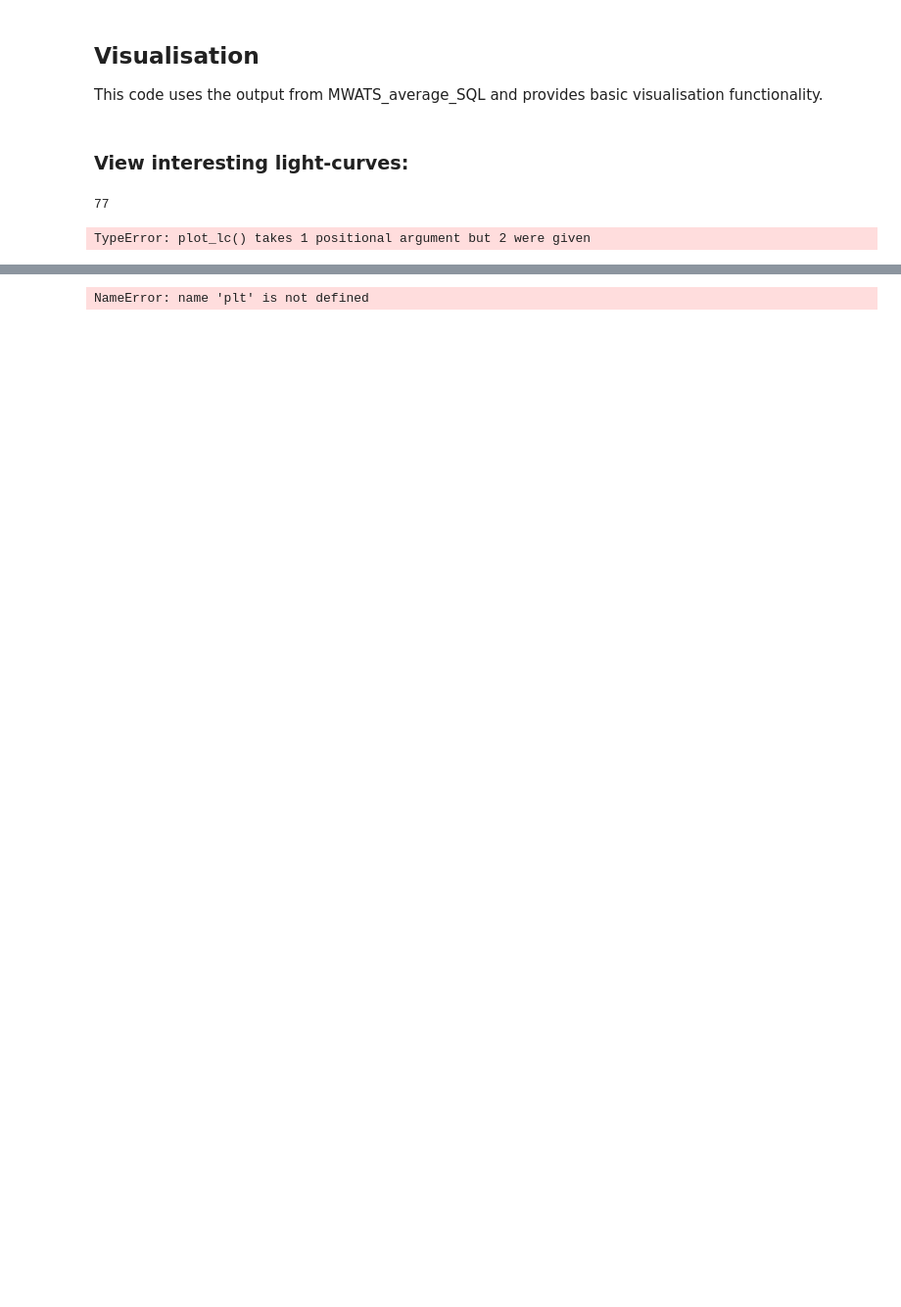
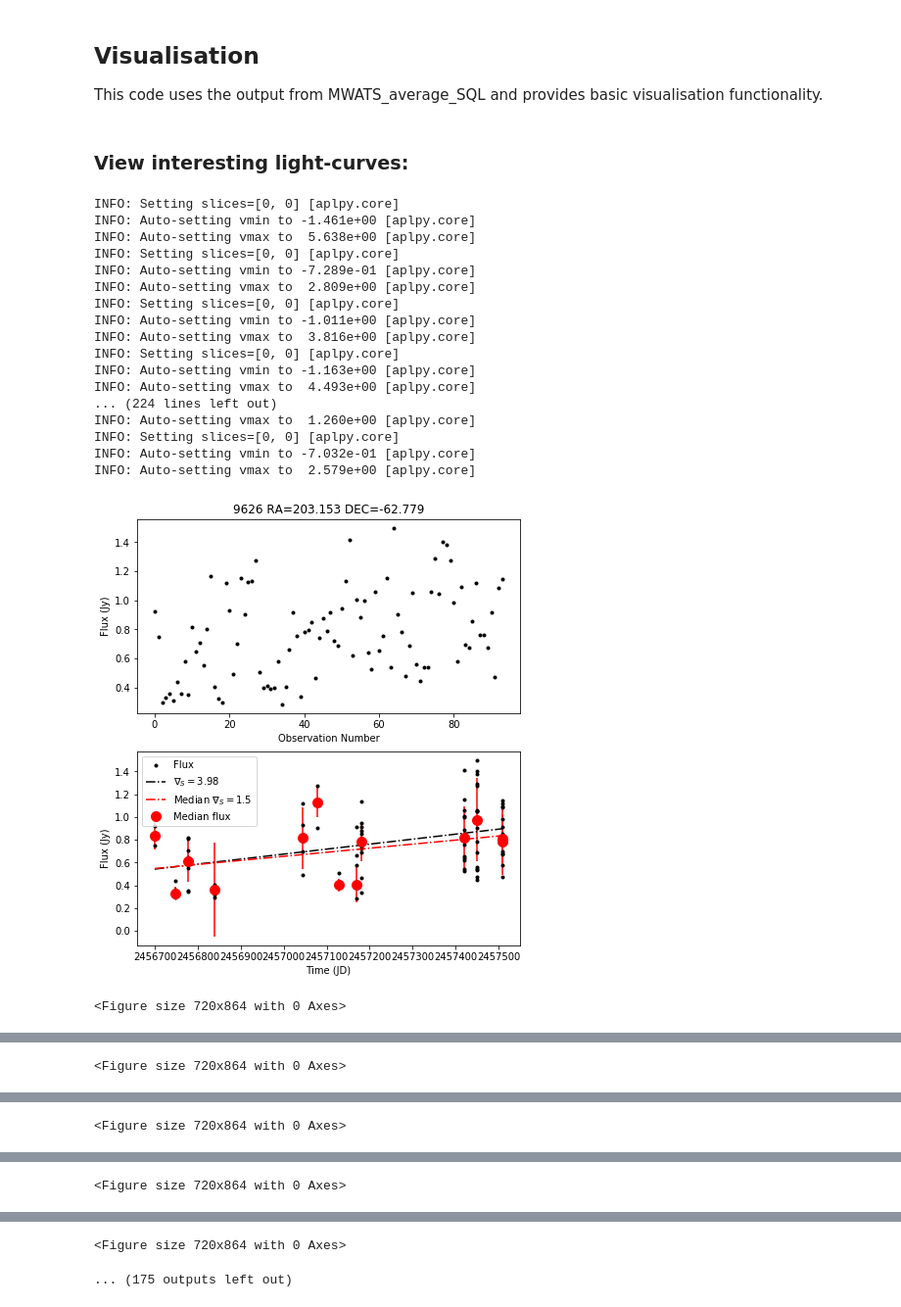
Before and after one commit to piccolomud/mwats, a Jupyter notebook: SQL/Visualisation.ipynb, the cells around one changed output, grey strips where cells are left out. Shown at 98% size. Saved outputs shown, nothing was run; the diff lists cells and outputs as text; code cells hidden in the pictures; blank space fills up the shorter version.

Commit message:
visualisation implementation

```diff
--- a/SQL/Visualisation.ipynb
+++ b/SQL/Visualisation.ipynb
@@ -9,4 +15,5 @@ import matplotlib.pyplot as plt
 # Load the data
 stats = pd.read_feather('stats_table.fth')
 filtered_raw_data = pd.read_feather('data.fth')
-filtered_avg_raw_data = pd.read_feather('avg_data.fth')
+filtered_raw_avg_data = pd.read_feather('avg_data.fth')
+neighbours = pd.read_feather('neighbours.fth')
@@ -14,8 +206,8 @@ filtered_avg_raw_data = pd.read_feather('avg_data.fth')
 ### View interesting light-curves:
 # %%
 avg_sig_cut = 0.0
-avg_flux_cut = 1.0
-avg_Mod_cut =20.0
+avg_flux_cut = 0.25
+avg_Mod_cut = 20.0
 Mod_cut = 0.0
 
 interesting = stats[ ( ( stats.avg_sig.abs() ) > avg_sig_cut )
@@ -24,11 +216,29 @@ interesting = stats[ ( ( stats.avg_sig.abs() ) > avg_sig_cut )
              & (stats.Mod > Mod_cut) ]
 
 len(interesting) # How many objects we have in our cut.
-# %% [output]
-77
 # %%
 # Make plots of those sources.
 for n in interesting.source_id:
-    plot_lc(n)
+   plot_lc(n)
+   plot_n_lc(n)
+   get_image(n)
 # %% [output]
-TypeError: plot_lc() takes 1 positional argument but 2 were given
+INFO: Setting slices=[0, 0] [aplpy.core]
+INFO: Auto-setting vmin to -1.461e+00 [aplpy.core]
+INFO: Auto-setting vmax to  5.638e+00 [aplpy.core]
+INFO: Setting slices=[0, 0] [aplpy.core]
+INFO: Auto-setting vmin to -7.289e-01 [aplpy.core]
+INFO: Auto-setting vmax to  2.809e+00 [aplpy.core]
+INFO: Setting slices=[0, 0] [aplpy.core]
+INFO: Auto-setting vmin to -1.011e+00 [aplpy.core]
+INFO: Auto-setting vmax to  3.816e+00 [aplpy.core]
+INFO: Setting slices=[0, 0] [aplpy.core]
+INFO: Auto-setting vmin to -1.163e+00 [aplpy.core]
+INFO: Auto-setting vmax to  4.493e+00 [aplpy.core]
+... (224 lines left out)
+INFO: Auto-setting vmax to  1.260e+00 [aplpy.core]
+INFO: Setting slices=[0, 0] [aplpy.core]
+INFO: Auto-setting vmin to -7.032e-01 [aplpy.core]
+INFO: Auto-setting vmax to  2.579e+00 [aplpy.core]
+[figure, added]
+<Figure size 720x864 with 0 Axes>
@@ -34,0 +246 @@ TypeError: plot_lc() takes 1 positional argument but 2 were given
+<Figure size 720x864 with 0 Axes>
@@ -34,0 +248 @@ TypeError: plot_lc() takes 1 positional argument but 2 were given
+<Figure size 720x864 with 0 Axes>
@@ -34,0 +250 @@ TypeError: plot_lc() takes 1 positional argument but 2 were given
+<Figure size 720x864 with 0 Axes>
@@ -34,0 +253,2 @@ TypeError: plot_lc() takes 1 positional argument but 2 were given
+<Figure size 720x864 with 0 Axes>
+... (175 outputs left out)
@@ -55,5 +254,0 @@ plot_grad_set(set_all_pos, set_all_neg, set_all_neg_mod, 'All objects')
-# %%
-high_mod = stats[(stats.Mod > 40) & (stats.mean_raw_peak_flux > 1.0)]
-plot_mod_set(high_mod, label='Pre Filtered Modulation > 20%')
-# %% [output]
-NameError: name 'plt' is not defined
```
Also changed, not shown: parts of 14 cells of this notebook.
